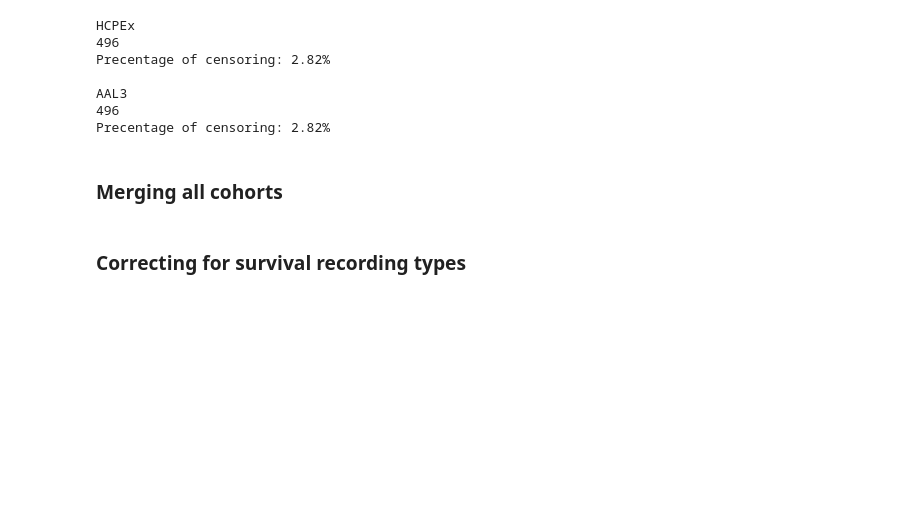
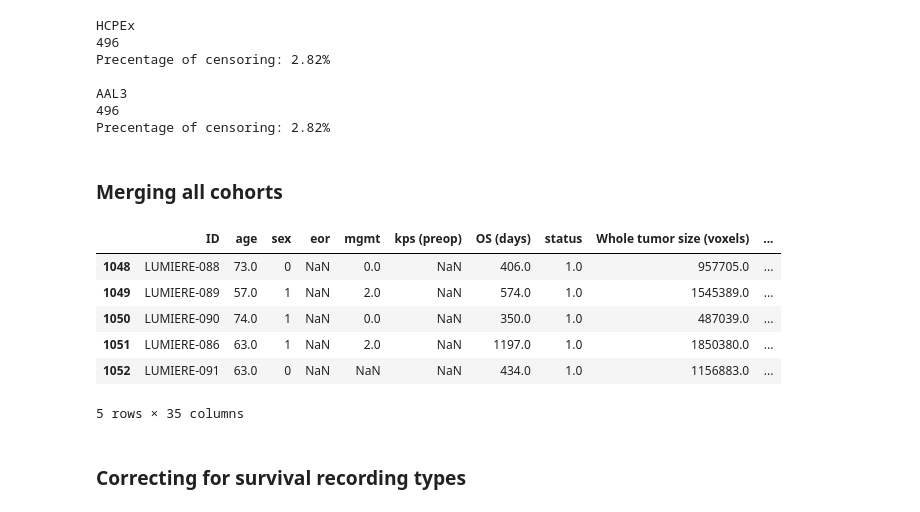
Before and after one commit to JoanSano/NormWM_4_Glioblastoma, a Jupyter notebook: createDatabase.ipynb, the cells around one changed output. Saved outputs shown, nothing was run; the diff lists cells and outputs as text; code cells hidden in the pictures; blank space fills up the shorter version.

```diff
--- a/createDatabase.ipynb
+++ b/createDatabase.ipynb
@@ -73,6 +81,11 @@ UPENN_MORPH = f"{MAIN_DIR}/{UPENN}/TDMaps_IDH1-{IDH}/morphology-tissues.csv"
 UPENN_HCPEX = f"{MAIN_DIR}/{UPENN}/TDMaps_IDH1-{IDH}/demographics-metrics_streamTH-{STREAM_D_TH}_tissue-{TISSUE}_connectome-{MODE}_atlas-HCPEx.csv"
 UPENN_AAL3 = f"{MAIN_DIR}/{UPENN}/TDMaps_IDH1-{IDH}/demographics-metrics_streamTH-{STREAM_D_TH}_tissue-{TISSUE}_connectome-{MODE}_atlas-AAL3.csv"
 # %%
+lumiere_td = pd.read_csv(LUMIERE_TD)
+lumiere_morph = pd.read_csv(LUMIERE_MORPH)
+lumiere_hcpex = pd.read_csv(LUMIERE_HCPEX)
+lumiere_aal3 = pd.read_csv(LUMIERE_AAL3)
+
 rhuh_td = pd.read_csv(RHUH_TD)
 rhuh_morph = pd.read_csv(RHUH_MORPH)
 rhuh_hcpex = pd.read_csv(RHUH_HCPEX)
@@ -424,3 +528,13 @@ aal3 = pd.concat(
+# %%
+hcpex.tail()
+# %% [output]
+|  | ID | age | sex | eor | mgmt | kps (preop) | OS (days) | status | Whole tumor size (voxels) | ... |
+| 1048 | LUMIERE-088 | 73.0 | 0 | NaN | 0.0 | NaN | 406.0 | 1.0 | 957705.0 | ... |
+| 1049 | LUMIERE-089 | 57.0 | 1 | NaN | 2.0 | NaN | 574.0 | 1.0 | 1545389.0 | ... |
+| 1050 | LUMIERE-090 | 74.0 | 1 | NaN | 0.0 | NaN | 350.0 | 1.0 | 487039.0 | ... |
+| 1051 | LUMIERE-086 | 63.0 | 1 | NaN | 2.0 | NaN | 1197.0 | 1.0 | 1850380.0 | ... |
+| 1052 | LUMIERE-091 | 63.0 | 0 | NaN | NaN | NaN | 434.0 | 1.0 | 1156883.0 | ... |
+5 rows × 35 columns
 # %% [markdown]
 ### Correcting for survival recording types
 # %%
```
Also changed, not shown: parts of 20 cells of this notebook.
